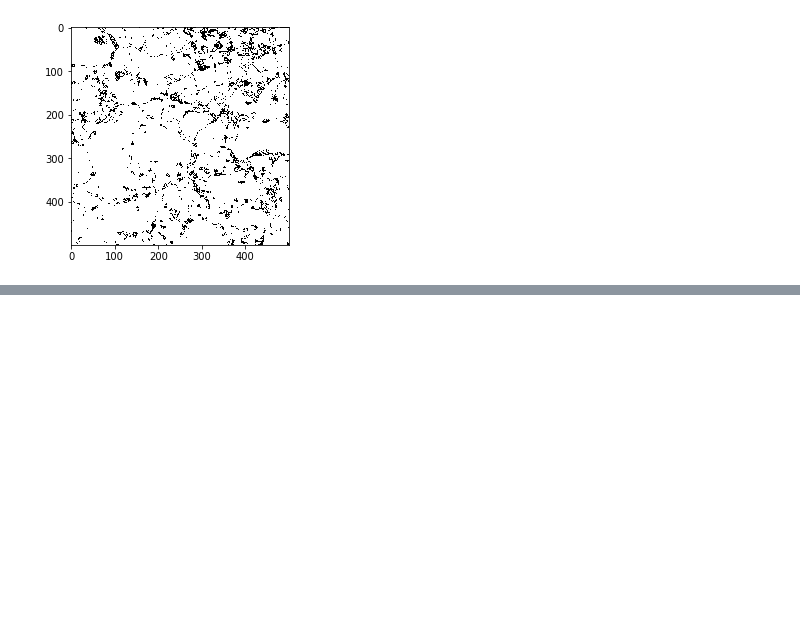
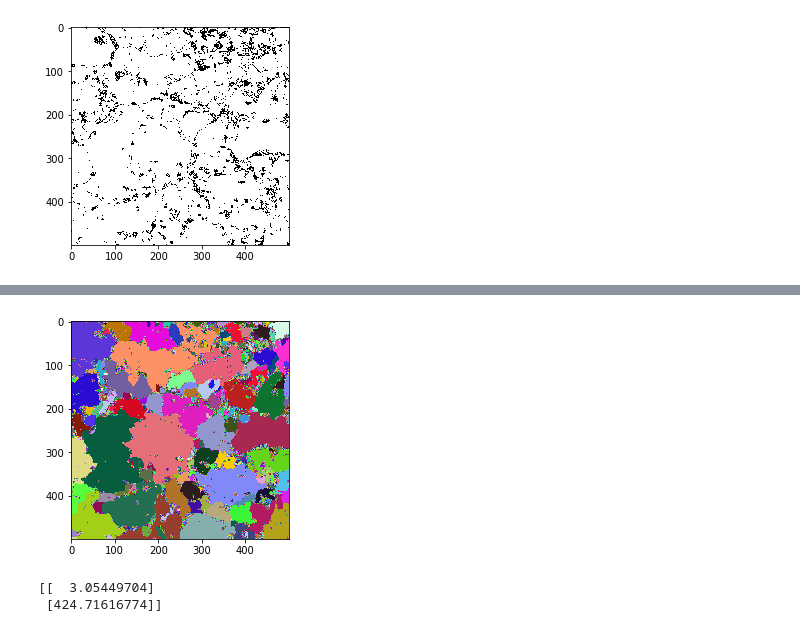
Before and after one commit to tsukiyashirokisaki/dp780, a Jupyter notebook: edge.ipynb, the cells around one changed output, grey strips where cells are left out. Cells and saved outputs as stored; diff of their text form; code cells hidden in the pictures; blank space fills up the shorter version.

Commit message:
finish edge martensite classify

```diff
--- a/edge.ipynb
+++ b/edge.ipynb
@@ -481,0 +35,78 @@ acc=  79 / 102
+# %%
+type1=np.empty([3*h*(w-1),3])
+ite=0
+for i in range(h):
+    for j in range(w-1):
+        type1[ite*3:ite*3+3,:]=np.matmul(orient[i,j],orient_inv[i,j+1])
+        ite+=1
+res1=np.matmul(type1,inv)
+res1=arccos((np.max(np.trace(res1.reshape([h*(w-1),3,72]).reshape(h*(w-1),3,3,24,order="F"),axis1=1,axis2=2),axis=1)-1)/2)/pi*180
+edge_h=res1.reshape([h,w-1])
+
+type2=np.empty([3*(h-1)*w,3])
+ite=0
+for i in range(h-1):
+    for j in range(w):
+        type2[ite*3:ite*3+3,:]=np.matmul(orient[i,j],orient_inv[i+1,j])
+        ite+=1
+res2=np.matmul(type2,inv)
+res2=arccos((np.max(np.trace(res2.reshape([(h-1)*w,3,72]).reshape((h-1)*w,3,3,24,order="F"),axis1=1,axis2=2),axis=1)-1)/2)/pi*180
+edge_v=res2.reshape([h-1,w])
+# %%
+vertex=set()
+for i in range(h):
+    for j in range(w):
+        vertex.add((i,j))
+# class_map=-(1-phase)
+class_map=np.zeros([h,w])
+id2clus=dict()
+to_travel=set()
+c=1
+t=3
+while len(vertex)!=0:
+    i,j=vertex.pop()
+    id2clus[c]=Cluster(c,i,j)
+    class_map[i,j]=c
+    if phase[i,j]==0:
+        c+=1
+        continue
+    to_travel.add((i,j))
+    while len(to_travel)!=0:
+        k,l=to_travel.pop()
+        class_map[k,l]=c
+        id2clus[c].add(k,l)
+        for (m,n) in find_neigh((k,l),h,w):
+            if k==m: #type2
+                if edge_h[k,min(l,n)]>t:
+                    continue
+            elif l==n: #type1
+                if edge_v[min(k,m),l]>t:
+                    continue
+            if phase[m,n]==1:
+                if (m,n) in vertex:
+                    vertex.remove((m,n))
+                if class_map[m,n]==0:
+                    to_travel.add((m,n))
+    c+=1
+mat2plot(class_map)
+# %% [output]
+[figure, added]
+# %%
+num=[]
+for i in range(1,c):
+    if i in id2clus:
+        if id2clus[i].num!=1:
+            num.append(id2clus[i].num)
+
+X = np.array(num).reshape(-1,1)
+gm = GaussianMixture(n_components=2, random_state=0,tol=1e-5).fit(X)
+print(gm.means_)
+gs=np.mean(gm.means_)
+ma_pixels=set()
+for id in list(id2clus.keys()):
+    if id2clus[id].num<gs:
+        for (i,j) in id2clus[id].pixels:
+            ma_pixels.add((i,j))
+# %% [output]
+[[  3.05449704]
+ [424.71616774]]
```
Also changed, not shown: parts of 21 cells of this notebook, 6 other files.
